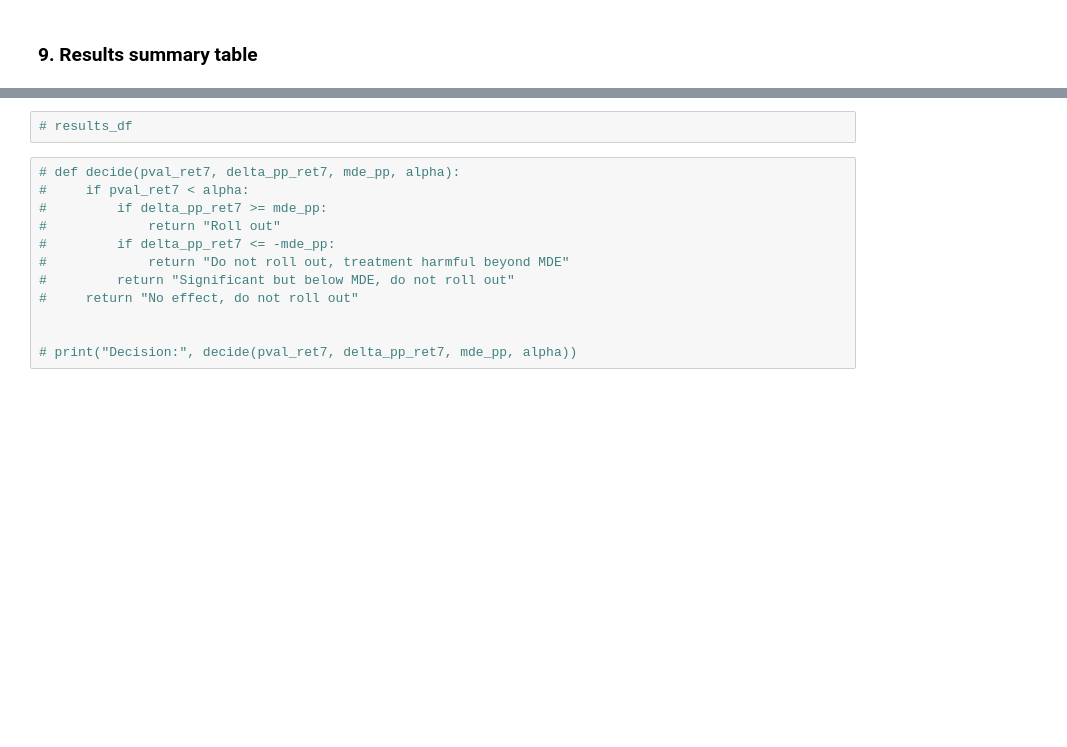
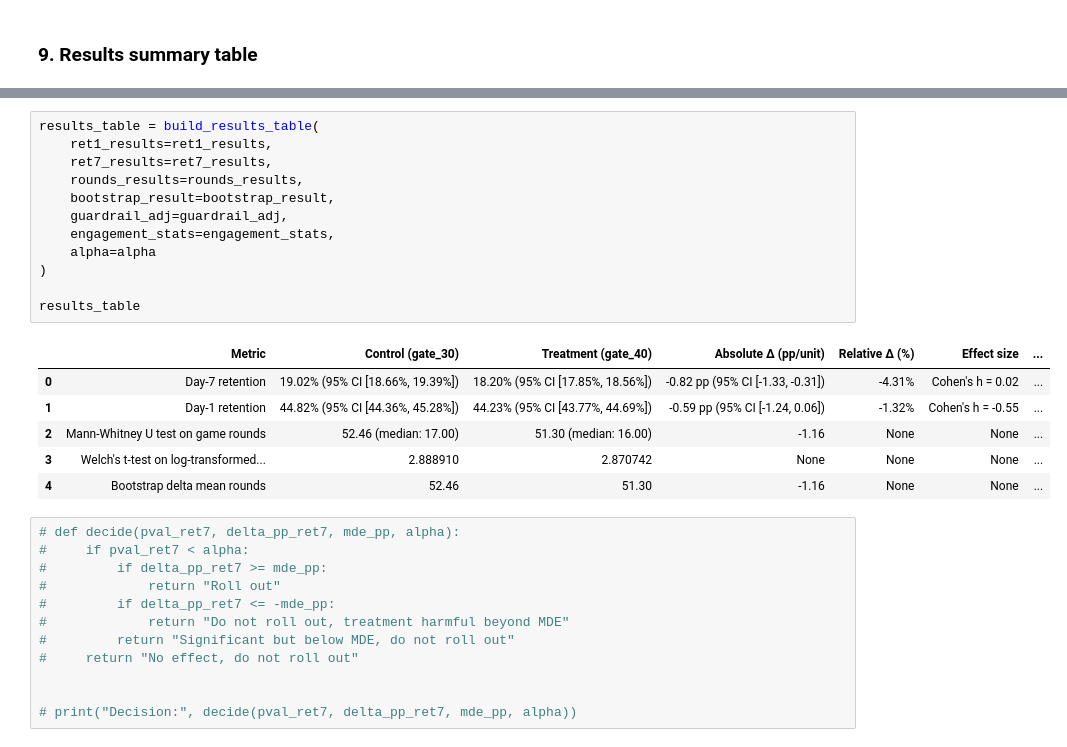
Before and after one commit to dorukalkan/cookie-cats-ab-test, a Jupyter notebook: notebook/cookie_cats.ipynb, the cells around one changed output, grey strips where cells are left out. Cells and saved outputs as stored; diff of their text form; blank space fills up the shorter version.

Commit message:
refactor stats and results table

```diff
--- a/notebook/cookie_cats.ipynb
+++ b/notebook/cookie_cats.ipynb
@@ -629,5 +574,22 @@ Corrected p-values: [0.15062642 0.15062642 0.15062642]
-# %%
-# results_df
+# %%
+results_table = build_results_table(
+    ret1_results=ret1_results,
+    ret7_results=ret7_results,
+    rounds_results=rounds_results,
+    bootstrap_result=bootstrap_result,
+    guardrail_adj=guardrail_adj,
+    engagement_stats=engagement_stats,
+    alpha=alpha
+)
+
+results_table
+# %% [output]
+|  | Metric | Control (gate_30) | Treatment (gate_40) | Absolute Δ (pp/unit) | Relative Δ (%) | Effect size | ... |
+| 0 | Day-7 retention | 19.02% (95% CI [18.66%, 19.39%]) | 18.20% (95% CI [17.85%, 18.56%]) | -0.82 pp (95% CI [-1.33, -0.31]) | -4.31% | Cohen's h = 0.02 | ... |
+| 1 | Day-1 retention | 44.82% (95% CI [44.36%, 45.28%]) | 44.23% (95% CI [43.77%, 44.69%]) | -0.59 pp (95% CI [-1.24, 0.06]) | -1.32% | Cohen's h = -0.55 | ... |
+| 2 | Mann-Whitney U test on game rounds | 52.46 (median: 17.00) | 51.30 (median: 16.00) | -1.16 | None | None | ... |
+| 3 | Welch's t-test on log-transformed... | 2.888910 | 2.870742 | None | None | None | ... |
+| 4 | Bootstrap delta mean rounds | 52.46 | 51.30 | -1.16 | None | None | ... |
 # %%
 # def decide(pval_ret7, delta_pp_ret7, mde_pp, alpha):
 #     if pval_ret7 < alpha:
```
Also changed, not shown: parts of 3 cells of this notebook, 2 other files.
